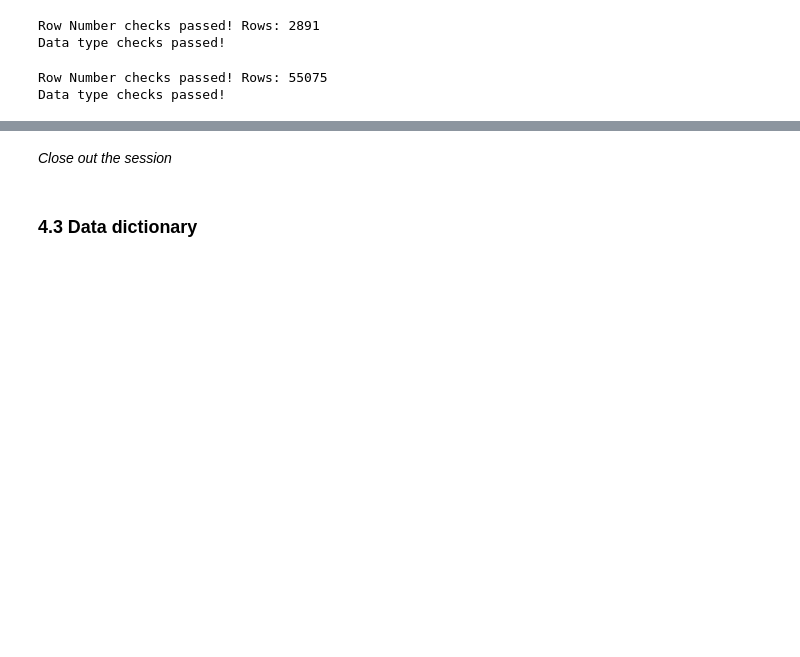
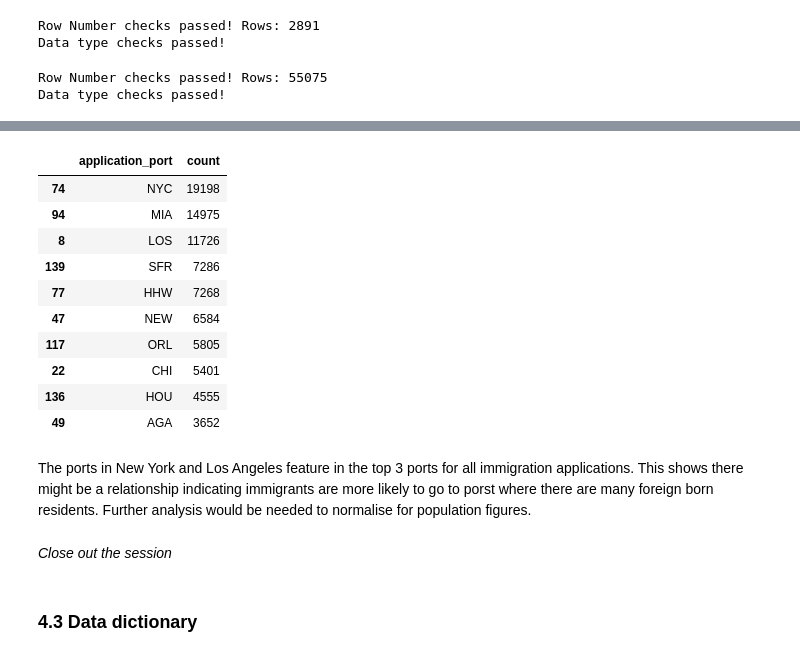
Before and after one commit to 0xdonmot/data_eng_nd, a Jupyter notebook: capstone/capstone_project.ipynb, the cells around one changed output, grey strips where cells are left out. Saved outputs shown, nothing was run; the diff lists cells and outputs as text; code cells hidden in the pictures; blank space fills up the shorter version.

```diff
--- a/capstone/capstone_project.ipynb
+++ b/capstone/capstone_project.ipynb
@@ -703,3 +736,37 @@ Data type checks passed!
+# %%
+def immigration_sample_query():
+    query = f"""
+    SELECT application_port, count(application_port) as count
+    FROM immigration
+    GROUP BY application_port
+    """
+
+    rows = session.execute(query)
+
+    df = pd.DataFrame(columns = ['application_port', 'count'])
+    i = 0
+    for row in rows:
+        df.loc[i] = [row.application_port, row.count]
+        i += 1
+
+    df.sort_values(by='count', ascending=False, inplace=True)
+    display(df.head(10))
+
+immigration_sample_query()
+# %% [output]
+|  | application_port | count |
+| 74 | NYC | 19198 |
+| 94 | MIA | 14975 |
+| 8 | LOS | 11726 |
+| 139 | SFR | 7286 |
+| 77 | HHW | 7268 |
+| 47 | NEW | 6584 |
+| 117 | ORL | 5805 |
+| 22 | CHI | 5401 |
+| 136 | HOU | 4555 |
+| 49 | AGA | 3652 |
+# %% [markdown]
+The ports in New York and Los Angeles feature in the top 3 ports for all immigration applications. This shows there might be a relationship indicating immigrants are more likely to go to porst where there are many foreign born residents. Further analysis would be needed to normalise for population figures.
 # %%
 ## Drop the tables before closing out the sessions
 def droptables(tables):
```
Also changed, not shown: parts of 14 cells of this notebook.
